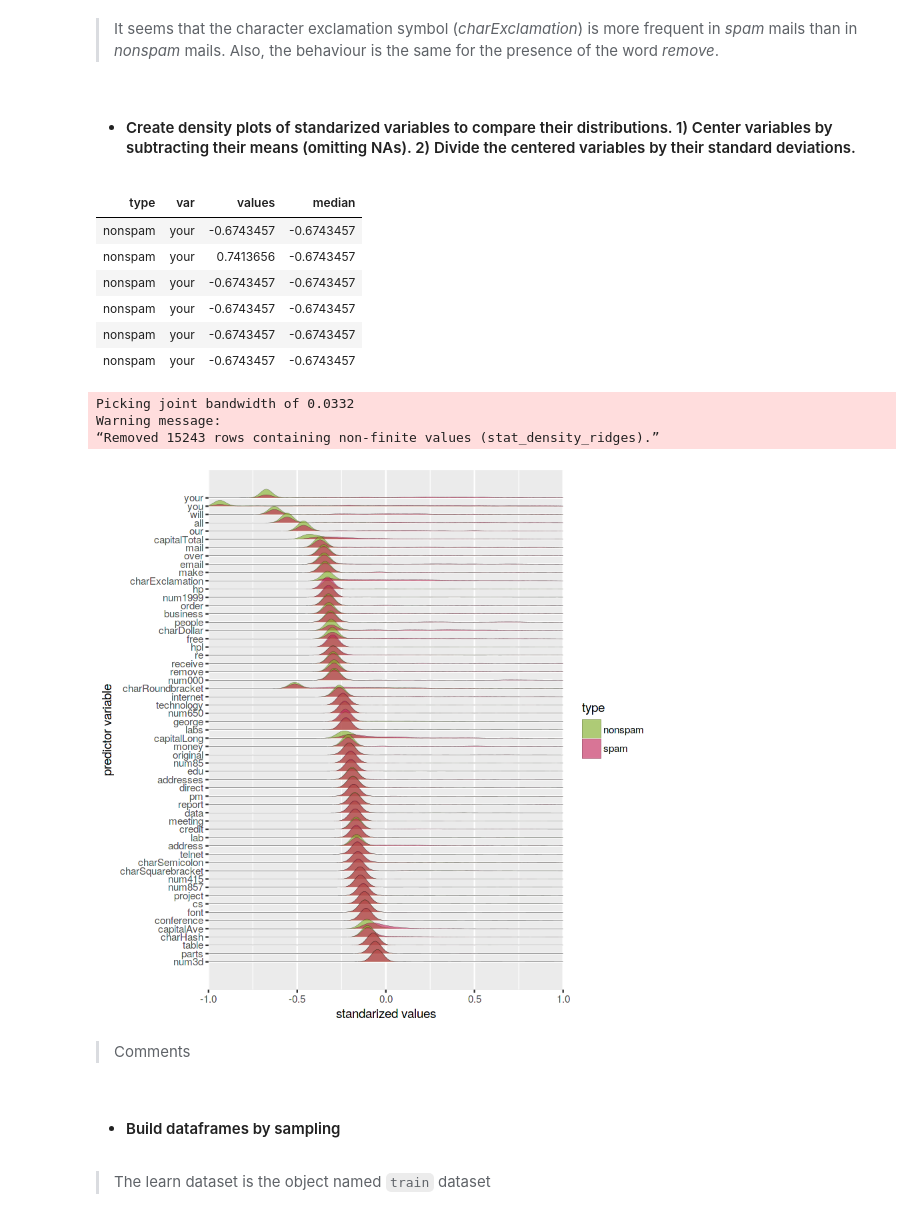
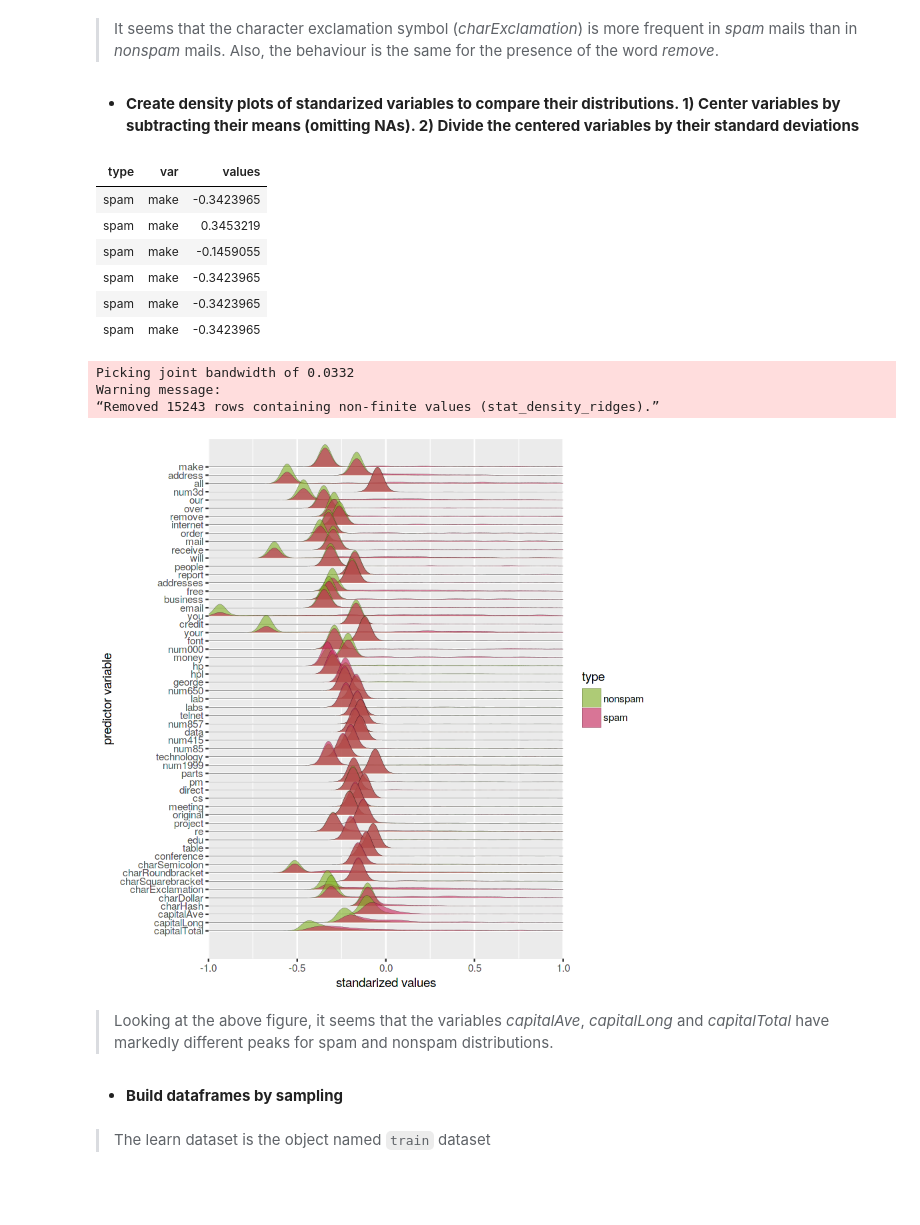
Before and after one commit to guzmanlopez/ACRRF_course, a Jupyter notebook: trabajo-final.ipynb, the cells around one changed output. Cells and saved outputs as stored; diff of their text form; code cells hidden in the pictures; blank space fills up the shorter version.

Commit message:
finish variable importance sections

```diff
--- a/trabajo-final.ipynb
+++ b/trabajo-final.ipynb
@@ -127,7 +129,7 @@ boxplotOfSpamVars(vars = c("charExclamation", "remove"))
 # %% [markdown]
 > It seems that the character exclamation symbol (*charExclamation*) is more frequent in *spam* mails than in *nonspam* mails. Also, the behaviour is the same for the presence of the word *remove*.
 # %% [markdown]
-- #### Create density plots of standarized variables to compare their distributions. 1) Center variables by subtracting their means (omitting NAs). 2) Divide the centered variables by their standard deviations.
+- **Create density plots of standarized variables to compare their distributions. 1) Center variables by subtracting their means (omitting NAs). 2) Divide the centered variables by their standard deviations**
 # %%
 # Standardization of all the predictor variables
 spam.norm <- as.data.frame(scale(spam[, -58]))
@@ -136,38 +138,38 @@ spam.norm$type <- spam$type
 # Manipulate the standarized spam.norm data to allow making a density plot of all the variables
 spam.norm.gather <- spam.norm %>%
                         gather(key = "var", value = "values", -type) %>%  # reshape
-                            group_by(var, type) %>% # group by columns 'var' and 'type'
-                                mutate(median = median(values, na.rm = TRUE)) %>% # calculate medians
-                                    arrange(median) # sort data by median values
+                            group_by(var, type)  # group by columns 'var' and 'type'
+                                #mutate(median = median(values, na.rm = TRUE)) %>% # calculate medians
+                                 #   arrange(median) # sort data by median values
 
 # Pint the first 6 rows of the new manipulated data.frame
 head(spam.norm.gather)
 # %% [output]
-| type | var | values | median |
-| nonspam | your | -0.6743457 | -0.6743457 |
-| nonspam | your | 0.7413656 | -0.6743457 |
-| nonspam | your | -0.6743457 | -0.6743457 |
-| nonspam | your | -0.6743457 | -0.6743457 |
-| nonspam | your | -0.6743457 | -0.6743457 |
-| nonspam | your | -0.6743457 | -0.6743457 |
+| type | var | values |
+| spam | make | -0.3423965 |
+| spam | make | 0.3453219 |
+| spam | make | -0.1459055 |
+| spam | make | -0.3423965 |
+| spam | make | -0.3423965 |
+| spam | make | -0.3423965 |
 # %%
 # Create a ggplot of standarized variables densities
 ggplot(spam.norm.gather) +
     geom_density_ridges(aes(x = values,
                             y = factor(as.character(spam.norm.gather$var), levels = rev(unique(as.character(spam.norm.gather$var)))),
-                            fill = type), alpha = 0.6, lwd = 0.05, scale = 1.5) +
+                            fill = type), alpha = 0.6, lwd = 0.05, scale = 3) +
     scale_y_discrete(name = "predictor variable", expand = c(0.06, 0)) +
     scale_x_continuous(name = "standarized values", expand = c(0, 0), limits = c(-1, 1)) +
     scale_fill_manual(values = c(green, red), name = "type")
 # %% [output]
 Picking joint bandwidth of 0.0332
 Warning message:
 “Removed 15243 rows containing non-finite values (stat_density_ridges).”
-[figure, old version]
+[figure, new version]
-# %% [markdown]
-> Comments
+# %% [markdown]
+> Looking at the above figure, it seems that the variables *capitalAve*, *capitalLong* and *capitalTotal* have markedly different peaks for spam and nonspam distributions.
 # %% [markdown]
-- #### Build dataframes by sampling
+- **Build dataframes by sampling**
 # %%
 # Set seed
 set.seed(20)
```
Also changed, not shown: parts of 56 cells of this notebook.
